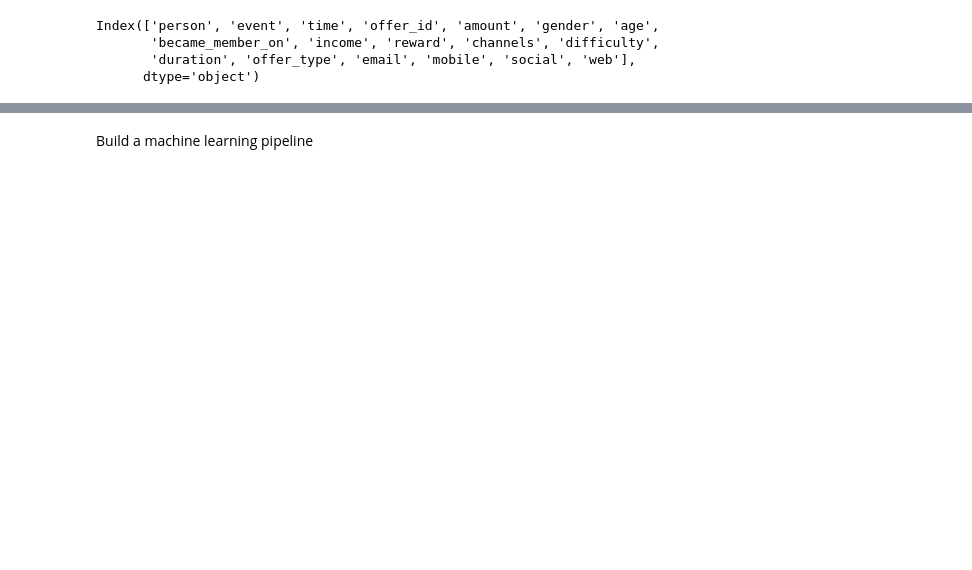
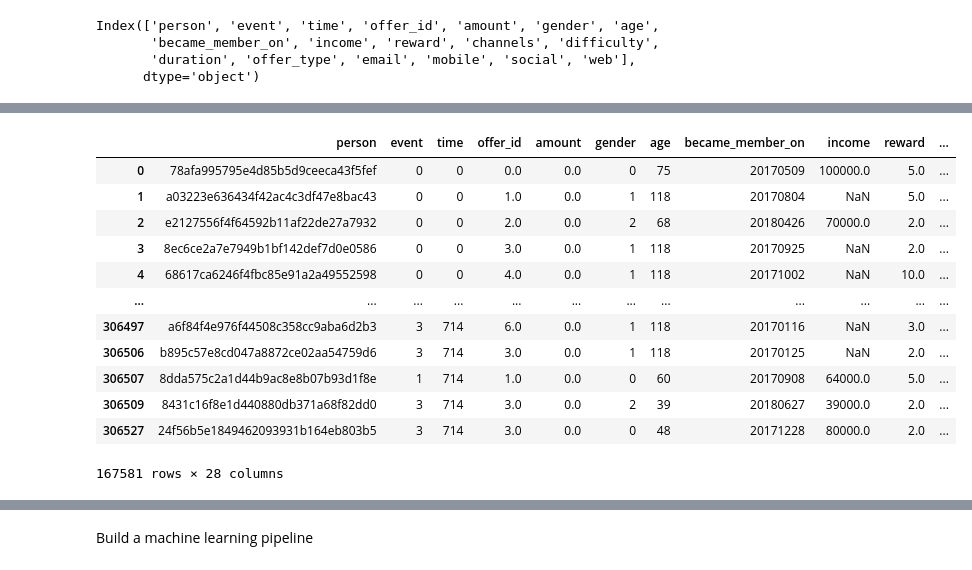
Before and after one commit to NTPac/starbucks, a Jupyter notebook: Starbucks_Capstone_notebook.ipynb, the cells around one changed output, grey strips where cells are left out. Drawn from its saved outputs; the diff is of its cells as text; code cells hidden in the pictures; blank space fills up the shorter version.

```diff
--- a/Starbucks_Capstone_notebook.ipynb
+++ b/Starbucks_Capstone_notebook.ipynb
@@ -696,0 +721,5 @@ dataset
+# %%
+df_obj= df.copy()
+# %%
+list_offer_id = df_obj[df_obj.offer_id.notna()].offer_id.astype(int).sort_values().unique()
+list_offer_id
@@ -696,0 +728,3 @@ dataset
+# %%
+df_obj[list_offer_id] = 0
+df_obj[list_offer_id]
@@ -696,0 +745,6 @@ dataset
+# %%
+for index, row in df_obj.iterrows():
+    try:
+        df_obj.loc[index, row.offer_id] += 1
+    except Exception as e:
+        print(f"row error {index}, error {e}")
@@ -696,0 +767,17 @@ dataset
+# %%
+df_obj=df_obj[df_obj.offer_id.notnull()]
+df_obj
+# %% [output]
+|  | person | event | time | offer_id | amount | gender | age | became_member_on | income | reward | ... |
+| 0 | 78afa995795e4d85b5d9ceeca43f5fef | 0 | 0 | 0.0 | 0.0 | 0 | 75 | 20170509 | 100000.0 | 5.0 | ... |
+| 1 | a03223e636434f42ac4c3df47e8bac43 | 0 | 0 | 1.0 | 0.0 | 1 | 118 | 20170804 | NaN | 5.0 | ... |
+| 2 | e2127556f4f64592b11af22de27a7932 | 0 | 0 | 2.0 | 0.0 | 2 | 68 | 20180426 | 70000.0 | 2.0 | ... |
+| 3 | 8ec6ce2a7e7949b1bf142def7d0e0586 | 0 | 0 | 3.0 | 0.0 | 1 | 118 | 20170925 | NaN | 2.0 | ... |
+| 4 | 68617ca6246f4fbc85e91a2a49552598 | 0 | 0 | 4.0 | 0.0 | 1 | 118 | 20171002 | NaN | 10.0 | ... |
+| ... | ... | ... | ... | ... | ... | ... | ... | ... | ... | ... | ... |
+| 306497 | a6f84f4e976f44508c358cc9aba6d2b3 | 3 | 714 | 6.0 | 0.0 | 1 | 118 | 20170116 | NaN | 3.0 | ... |
+| 306506 | b895c57e8cd047a8872ce02aa54759d6 | 3 | 714 | 3.0 | 0.0 | 1 | 118 | 20170125 | NaN | 2.0 | ... |
+| 306507 | 8dda575c2a1d44b9ac8e8b07b93d1f8e | 1 | 714 | 1.0 | 0.0 | 0 | 60 | 20170908 | 64000.0 | 5.0 | ... |
+| 306509 | 8431c16f8e1d440880db371a68f82dd0 | 3 | 714 | 3.0 | 0.0 | 2 | 39 | 20180627 | 39000.0 | 2.0 | ... |
+| 306527 | 24f56b5e1849462093931b164eb803b5 | 3 | 714 | 3.0 | 0.0 | 0 | 48 | 20171228 | 80000.0 | 2.0 | ... |
+167581 rows × 28 columns
```
Also changed, not shown: parts of 41 cells of this notebook, 3 other files.
